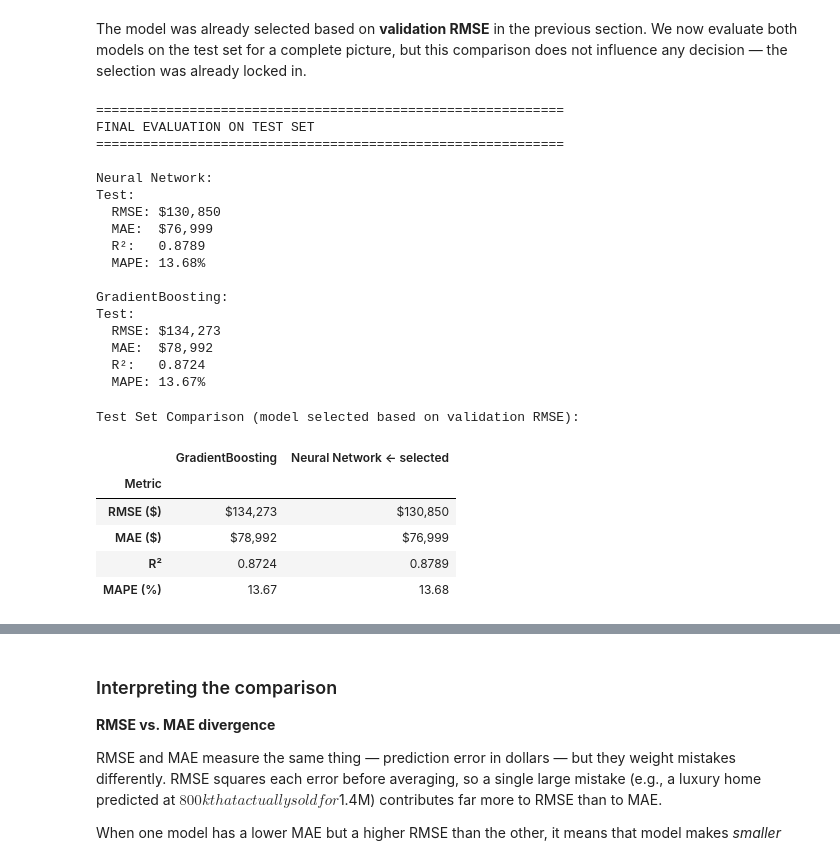
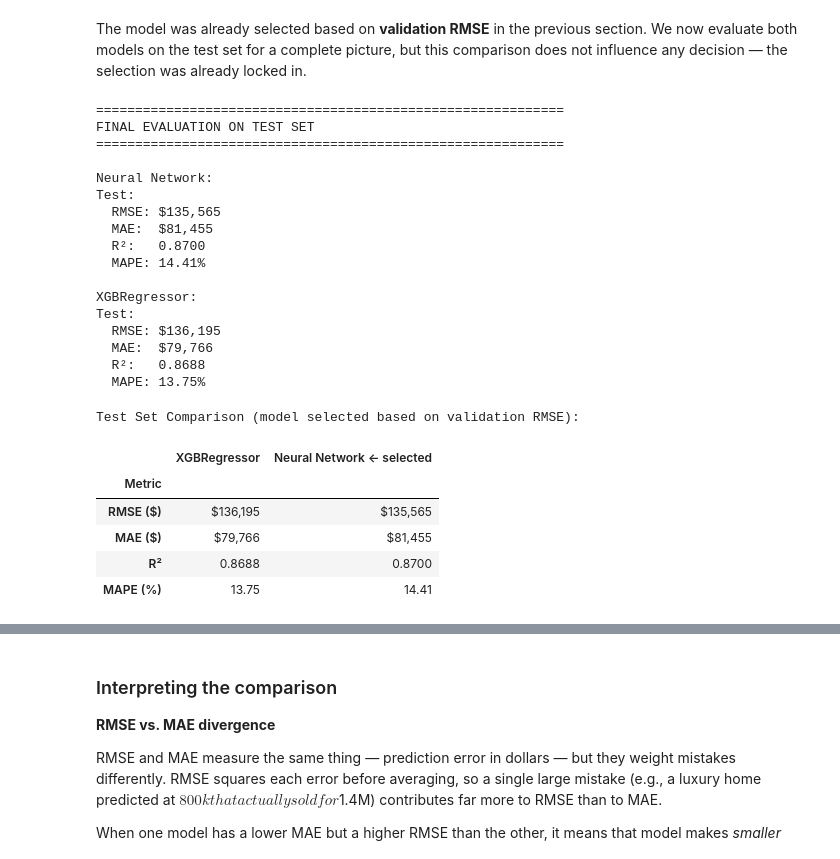
Before and after one commit to avidaldo/king-county, a Jupyter notebook: 06-deep-learning.ipynb, the cells around one changed output, grey strips where cells are left out. Drawn from its saved outputs; the diff is of its cells as text; code cells hidden in the pictures.

```diff
--- a/06-deep-learning.ipynb
+++ b/06-deep-learning.ipynb
@@ -482,9 +484,9 @@ print("=" * 60)
 print("\nNeural Network:")
 nn_test_metrics = evaluate_model(y_test, test_pred, "Test")
 
-gb_test_pred = gb_model.predict(X_test)
-print("\nGradientBoosting:")
-gb_test_metrics = evaluate_model(y_test, gb_test_pred, "Test")
+sklearn_test_pred = sklearn_model.predict(X_test)
+print(f"\n{sklearn_model_name}:")
+sklearn_test_metrics = evaluate_model(y_test, sklearn_test_pred, "Test")
 # %% [output]
 ============================================================
 FINAL EVALUATION ON TEST SET
@@ -492,44 +494,44 @@ FINAL EVALUATION ON TEST SET
 
 Neural Network:
 Test:
-  RMSE: $130,850
-  MAE:  $76,999
-  R²:   0.8789
-  MAPE: 13.68%
+  RMSE: $135,565
+  MAE:  $81,455
+  R²:   0.8700
+  MAPE: 14.41%
 
-GradientBoosting:
+XGBRegressor:
 Test:
-  RMSE: $134,273
-  MAE:  $78,992
-  R²:   0.8724
-  MAPE: 13.67%
+  RMSE: $136,195
+  MAE:  $79,766
+  R²:   0.8688
+  MAPE: 13.75%
 # %%
-gb_label = f"GradientBoosting {'← selected' if selected_model_name == 'GradientBoosting' else ''}"
-nn_label = f"Neural Network {'← selected' if selected_model_name == 'Neural Network' else ''}"
+sklearn_label = f"{sklearn_model_name} {'<- selected' if selected_model_name != 'Neural Network' else ''}"
+nn_label = f"Neural Network {'<- selected' if selected_model_name == 'Neural Network' else ''}"
 
 test_comparison = pd.DataFrame({
     "Metric": ["RMSE ($)", "MAE ($)", "R²", "MAPE (%)"],
-    gb_label.strip(): [
-        f"${gb_test_metrics['rmse']:,.0f}",
-        f"${gb_test_metrics['mae']:,.0f}",
-        f"{gb_test_metrics['r2']:.4f}",
-        f"{gb_test_metrics['mape']:.2f}",
+    sklearn_label.strip(): [
+        f"${sklearn_test_metrics['rmse']:,.0f}",
+        f"${sklearn_test_metrics['mae']:,.0f}",
+        f"{sklearn_test_metrics['r2']:.4f}",
+        f"{sklearn_test_metrics['mape']:.2f}",
     ],
     nn_label.strip(): [
         f"${nn_test_metrics['rmse']:,.0f}",
         f"${nn_test_metrics['mae']:,.0f}",
         f"{nn_test_metrics['r2']:.4f}",
         f"{nn_test_metrics['mape']:.2f}",
     ],
 }).set_index("Metric")
 
 print("Test Set Comparison (model selected based on validation RMSE):")
 display(test_comparison)
 # %% [output]
 Test Set Comparison (model selected based on validation RMSE):
-|  | GradientBoosting | Neural Network ← selected |
+|  | XGBRegressor | Neural Network <- selected |
 | Metric |  |  |
-| RMSE ($) | $134,273 | $130,850 |
-| MAE ($) | $78,992 | $76,999 |
-| R² | 0.8724 | 0.8789 |
-| MAPE (%) | 13.67 | 13.68 |
+| RMSE ($) | $136,195 | $135,565 |
+| MAE ($) | $79,766 | $81,455 |
+| R² | 0.8688 | 0.8700 |
+| MAPE (%) | 13.75 | 14.41 |
```
Also changed, not shown: parts of 11 cells of this notebook, 2 other files.
